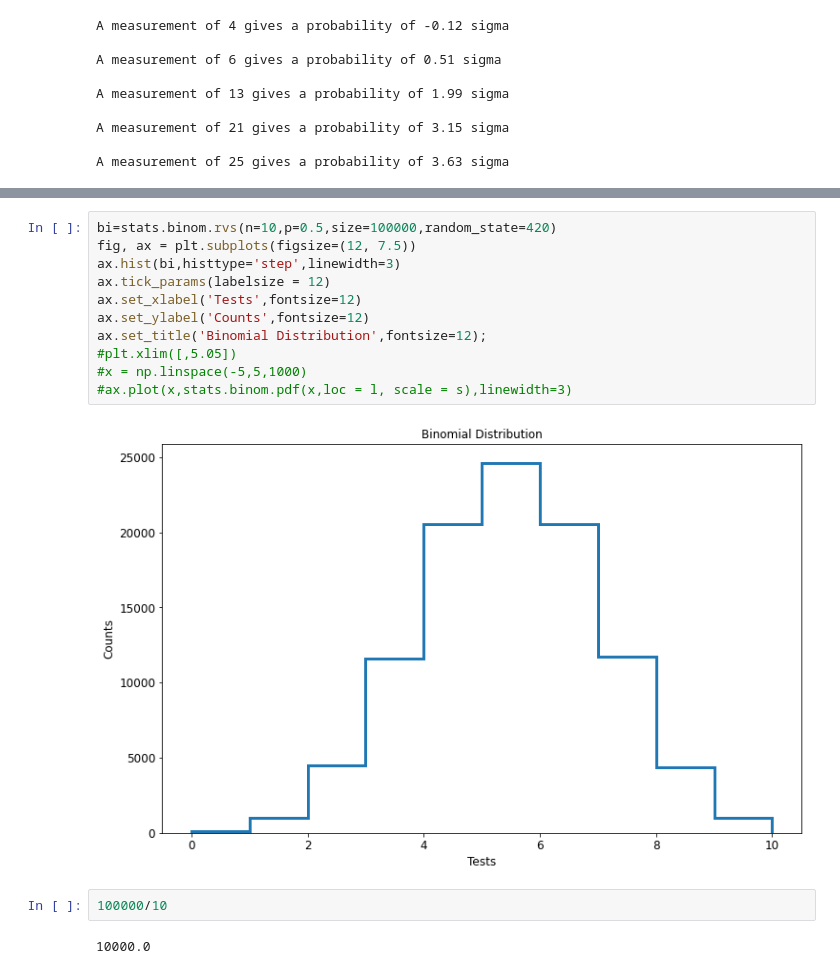
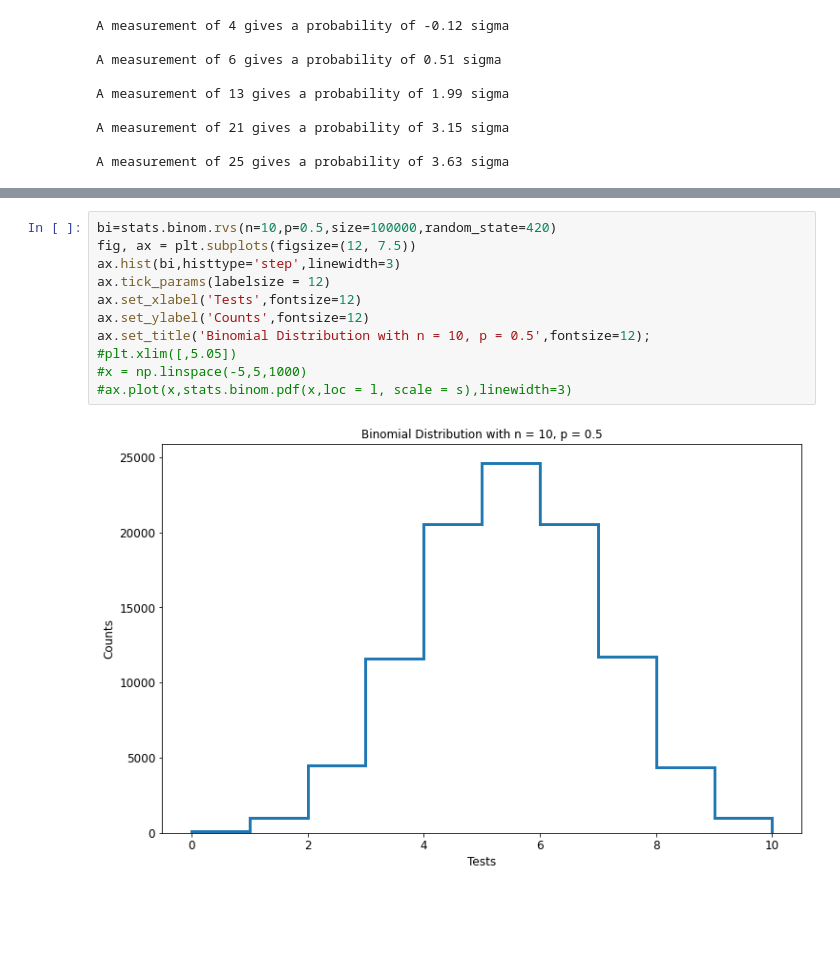
Before and after one commit to maria8ch/Phys434_BigData, a Jupyter notebook: lab1_Berres.ipynb, the cells around one changed output, grey strips where cells are left out. Saved outputs shown, nothing was run; the diff lists cells and outputs as text; blank space fills up the shorter version.

```diff
--- a/lab1_Berres.ipynb
+++ b/lab1_Berres.ipynb
@@ -403,17 +361,13 @@ For this state:
 # %%
 bi=stats.binom.rvs(n=10,p=0.5,size=100000,random_state=420)
 fig, ax = plt.subplots(figsize=(12, 7.5))
 ax.hist(bi,histtype='step',linewidth=3)
 ax.tick_params(labelsize = 12)
 ax.set_xlabel('Tests',fontsize=12)
 ax.set_ylabel('Counts',fontsize=12)
-ax.set_title('Binomial Distribution',fontsize=12);
+ax.set_title('Binomial Distribution with n = 10, p = 0.5',fontsize=12);
 #plt.xlim([,5.05])
 #x = np.linspace(-5,5,1000)
 #ax.plot(x,stats.binom.pdf(x,loc = l, scale = s),linewidth=3)
 # %% [output]
-[figure, old version]
+[figure, new version]
-# %%
-100000/10
-# %% [output]
-10000.0
```
Also changed, not shown: parts of 46 cells of this notebook.
